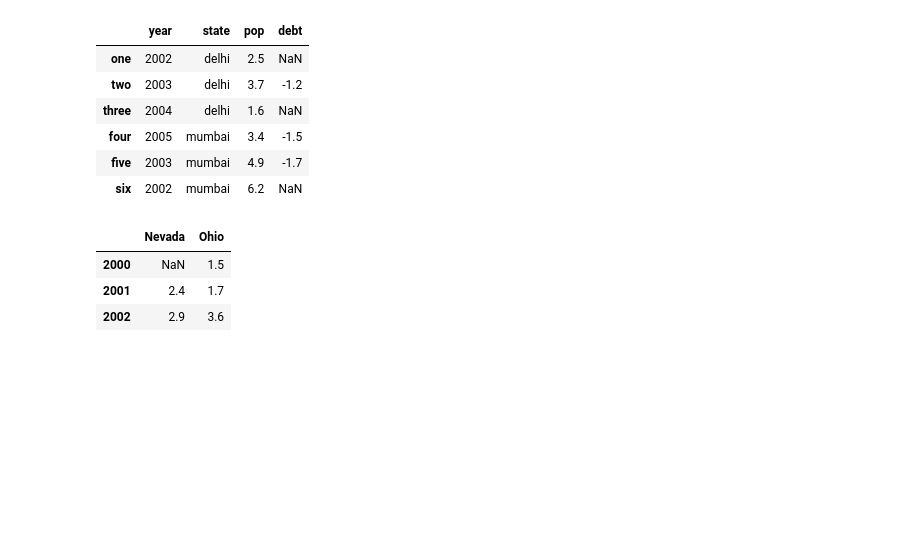
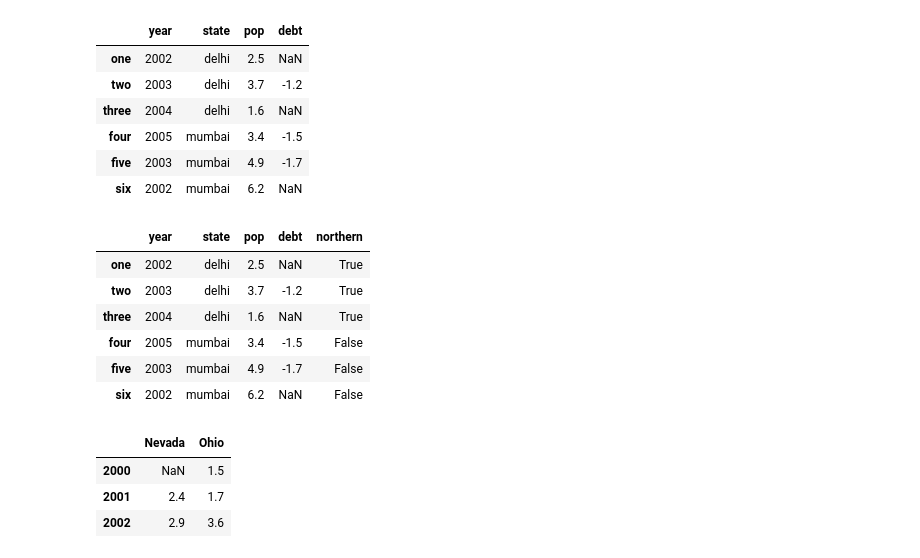
Before and after one commit to redhood95/Tutorials, a Jupyter notebook: Machine Learning/Data Preprocessing/Intro to Pandas.ipynb, the cells around one changed output. Cells and saved outputs as stored; diff of their text form; code cells hidden in the pictures; blank space fills up the shorter version.

```diff
--- a/Machine Learning/Data Preprocessing/Intro to Pandas.ipynb
+++ b/Machine Learning/Data Preprocessing/Intro to Pandas.ipynb
@@ -172,6 +178,16 @@ frame2
 | six | 2002 | mumbai | 6.2 | NaN |
 # %%
 frame2['northern'] = frame2.state == 'delhi'
+# %%
+frame2
+# %% [output]
+|  | year | state | pop | debt | northern |
+| one | 2002 | delhi | 2.5 | NaN | True |
+| two | 2003 | delhi | 3.7 | -1.2 | True |
+| three | 2004 | delhi | 1.6 | NaN | True |
+| four | 2005 | mumbai | 3.4 | -1.5 | False |
+| five | 2003 | mumbai | 4.9 | -1.7 | False |
+| six | 2002 | mumbai | 6.2 | NaN | False |
 # %%
 del frame2['northern']
 # %%
```
Also changed, not shown: parts of 3 cells of this notebook.
